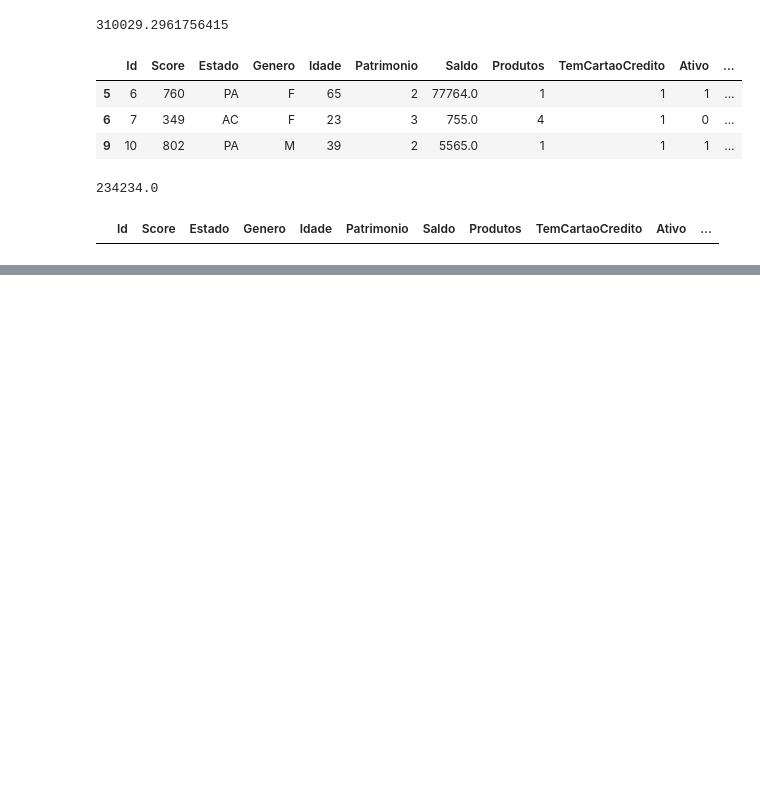
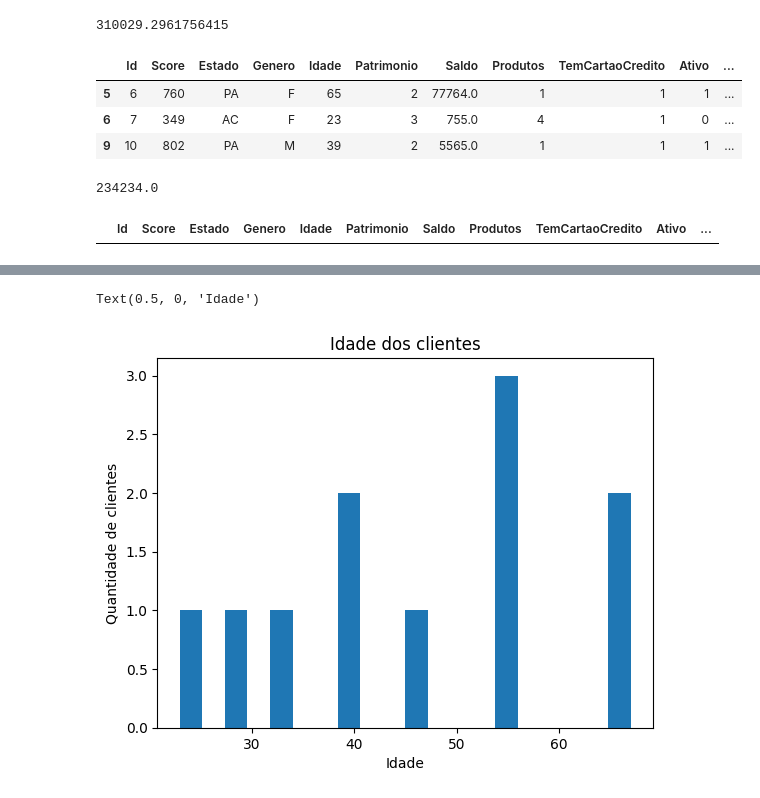
Before and after one commit to renatarep-ad/AD_pandas_exemplos, a Jupyter notebook: analise_exploratoria.ipynb, the cells around one changed output, grey strips where cells are left out. Drawn from its saved outputs; the diff is of its cells as text; code cells hidden in the pictures; blank space fills up the shorter version.

```diff
--- a/analise_exploratoria.ipynb
+++ b/analise_exploratoria.ipynb
@@ -201,7 +206,7 @@ mediana_sal
 234234.0
 # %%
 #Atribuição da mediana para os salarios acima do desvio padrão
-df.loc[df['Salario']>=2*des_sal] = mediana_sal
+df.loc[df['Salario'] >= 2* des_sal, 'Salario'] = sts.median(df['Salario'])
 
 #Verifica a atribuição
 df.loc[df['Salario'] >=2*des_sal] #Sem valores outliers em Salário
@@ -209,0 +291,10 @@ df.loc[df['Salario'] >=2*des_sal] #Sem valores outliers em Salário
+# %%
+#Histograma, foi considerado o atributo 'Idade' (índice 4) dos clientes
+#bins = quantidade de barras, divisões, opcional
+plt.hist(df.iloc[:,4],bins =20)
+plt.title('Idade dos clientes')
+plt.ylabel('Quantidade de clientes')
+plt.xlabel('Idade')
+# %% [output]
+Text(0.5, 0, 'Idade')
+[figure, added]
```
Also changed, not shown: parts of 15 cells of this notebook.
